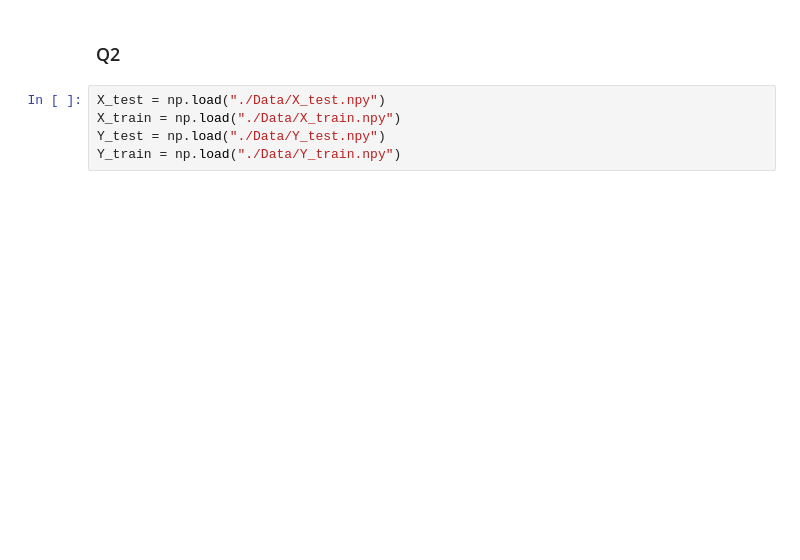
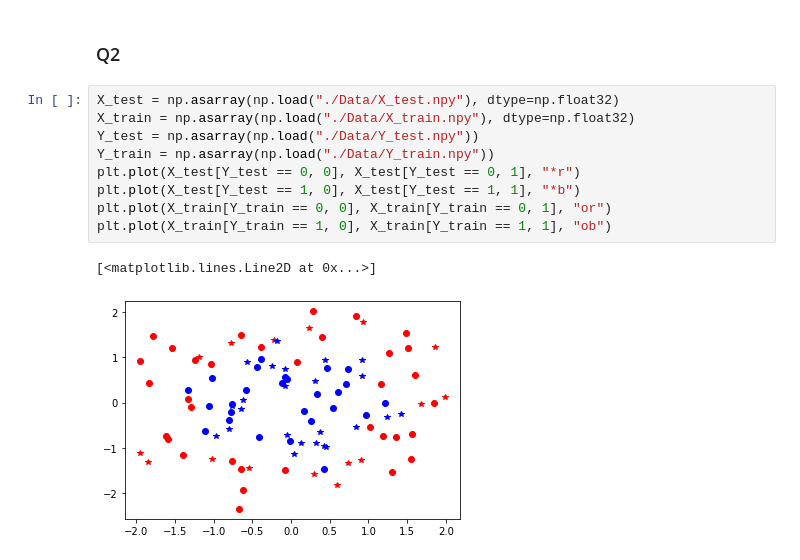
Before and after one commit to kardandon/CMPE597, a Jupyter notebook: HW1/HW1_notebook.ipynb, the cells around one changed output. Cells and saved outputs as stored; diff of their text form; blank space fills up the shorter version.

```diff
--- a/HW1/HW1_notebook.ipynb
+++ b/HW1/HW1_notebook.ipynb
@@ -172,7 +170,14 @@ for epoch in range(2):
 # %% [markdown]
 ### Q2
 # %%
-X_test = np.load("./Data/X_test.npy")
-X_train = np.load("./Data/X_train.npy")
-Y_test = np.load("./Data/Y_test.npy")
-Y_train = np.load("./Data/Y_train.npy")
+X_test = np.asarray(np.load("./Data/X_test.npy"), dtype=np.float32)
+X_train = np.asarray(np.load("./Data/X_train.npy"), dtype=np.float32)
+Y_test = np.asarray(np.load("./Data/Y_test.npy"))
+Y_train = np.asarray(np.load("./Data/Y_train.npy"))
+plt.plot(X_test[Y_test == 0, 0], X_test[Y_test == 0, 1], "*r")
+plt.plot(X_test[Y_test == 1, 0], X_test[Y_test == 1, 1], "*b")
+plt.plot(X_train[Y_train == 0, 0], X_train[Y_train == 0, 1], "or")
+plt.plot(X_train[Y_train == 1, 0], X_train[Y_train == 1, 1], "ob")
+# %% [output]
+[<matplotlib.lines.Line2D at 0x...>]
+[figure, added]
```
Also changed, not shown: parts of 9 cells of this notebook.
